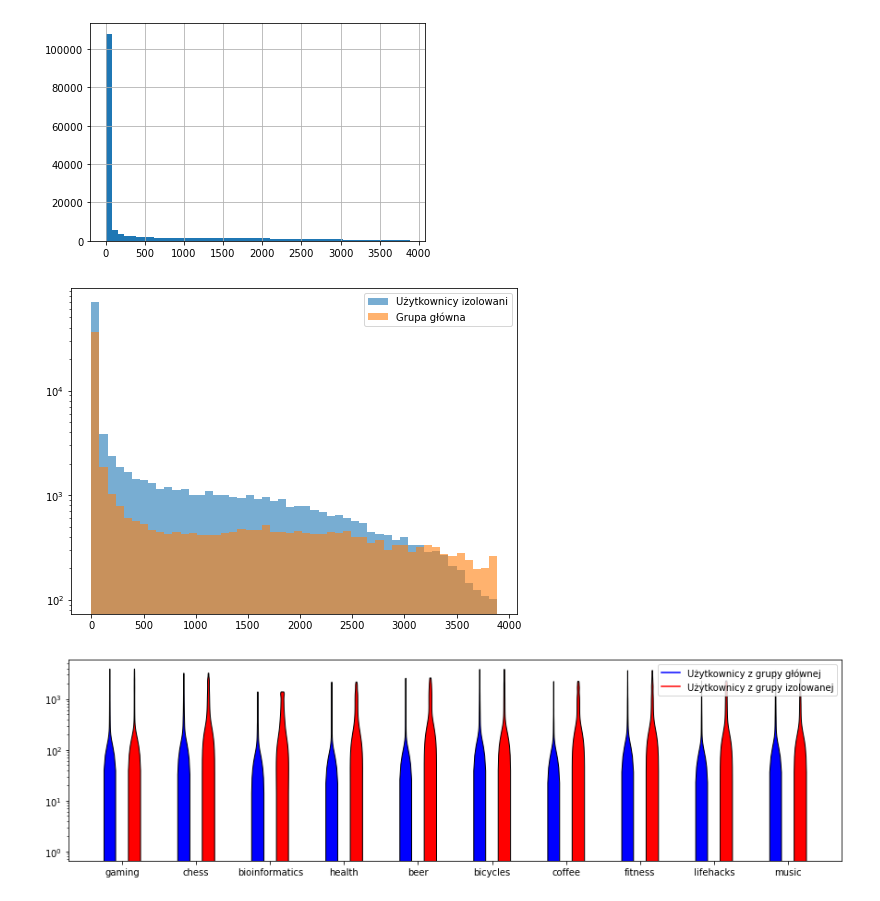
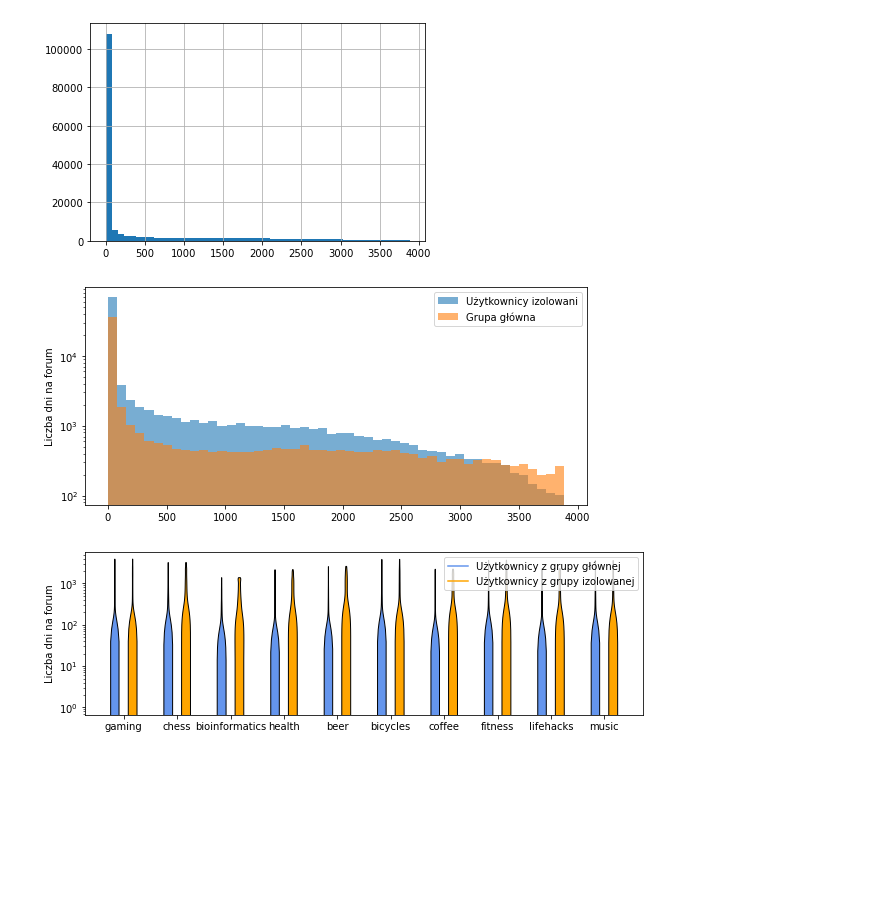
Before and after one commit to slubowskaa/pdu-pd3, a Jupyter notebook: analysis/analysis.ipynb, the cells around one changed output. Cells and saved outputs as stored; diff of their text form; code cells hidden in the pictures; blank space fills up the shorter version.

```diff
--- a/analysis/analysis.ipynb
+++ b/analysis/analysis.ipynb
@@ -21,5 +21,15 @@ forum_names = [
     "music",
     "photo",
     "travel",
-    "vegetarianism", "pets", "parenting", "cooking", "bitcoin", "astronomy", "literature", "sports"
+    "vegetarianism",
+    "pets",
+    "parenting",
+    "cooking",
+    "bitcoin",
+    "astronomy",
+    "literature",
+    "sports"
 ]
+# %%
+for f in forum_names:
+    print(f)
@@ -241,25 +377,30 @@ rep_main = df_com.groupby('Representative').count()['Id'].reset_index().sort_val
 df_isolated = users[users_merged['GroupPopulation'] == 1]
 df_main = users[users_merged['Representative'] == rep_main]
 # %%
-plt.figure(figsize=(8, 6))
+plt.figure(figsize=(9, 4))
 
 days_isolated = (pd.to_datetime(df_isolated['LastAccessDate']) - pd.to_datetime(df_isolated['CreationDate'])).dt.days
 days_main = (pd.to_datetime(df_main['LastAccessDate']) - pd.to_datetime(df_main['CreationDate'])).dt.days
 
 plt.hist(days_isolated, bins=50, alpha=0.6, label='Użytkownicy izolowani')
 plt.hist(days_main, bins=50, alpha=0.6, label='Grupa główna')
 
 
 plt.legend()
+plt.ylabel('Liczba dni na forum')
 plt.yscale('log')
+
+
+plt.savefig('../graphs/graph_5.png', bbox_inches='tight', dpi=300)
+plt.show()
 # %% [output]
-[figure, old version]
+[figure, new version]
 # %%
-plt.figure(figsize=(15,4))
+plt.figure(figsize=(10,3))
 
 def setBoxColors(vp):
-    plt.setp(vp['bodies'][0], color='blue')
-    plt.setp(vp['bodies'][1], color='red')
+    plt.setp(vp['bodies'][0], color='cornflowerblue')
+    plt.setp(vp['bodies'][1], color='orange')
     for x in vp['bodies']:
         x.set_edgecolor('black')
         x.set_alpha(1)
@@ -293,10 +434,15 @@ ax.set_xticklabels(forum_names[:10])
 ax.set_xticks([3*i + 0.5 for i in range(10)])
 
 
-hB, = plt.plot([1,1],'b-')
-hR, = plt.plot([1,1],'r-')
+hB, = plt.plot([1,1],'cornflowerblue')
+hR, = plt.plot([1,1],'orange')
 plt.legend((hB, hR),('Użytkownicy z grupy głównej', 'Użytkownicy z grupy izolowanej'))
 hB.set_visible(False)
 hR.set_visible(False)
+
+plt.ylabel('Liczba dni na forum')
+
+plt.savefig('../graphs/graph_6-1.png', bbox_inches='tight', dpi=300)
+plt.show()
 # %% [output]
-[figure, old version]
+[figure, new version]
```
Also changed, not shown: parts of 20 cells of this notebook, 22 other files.
